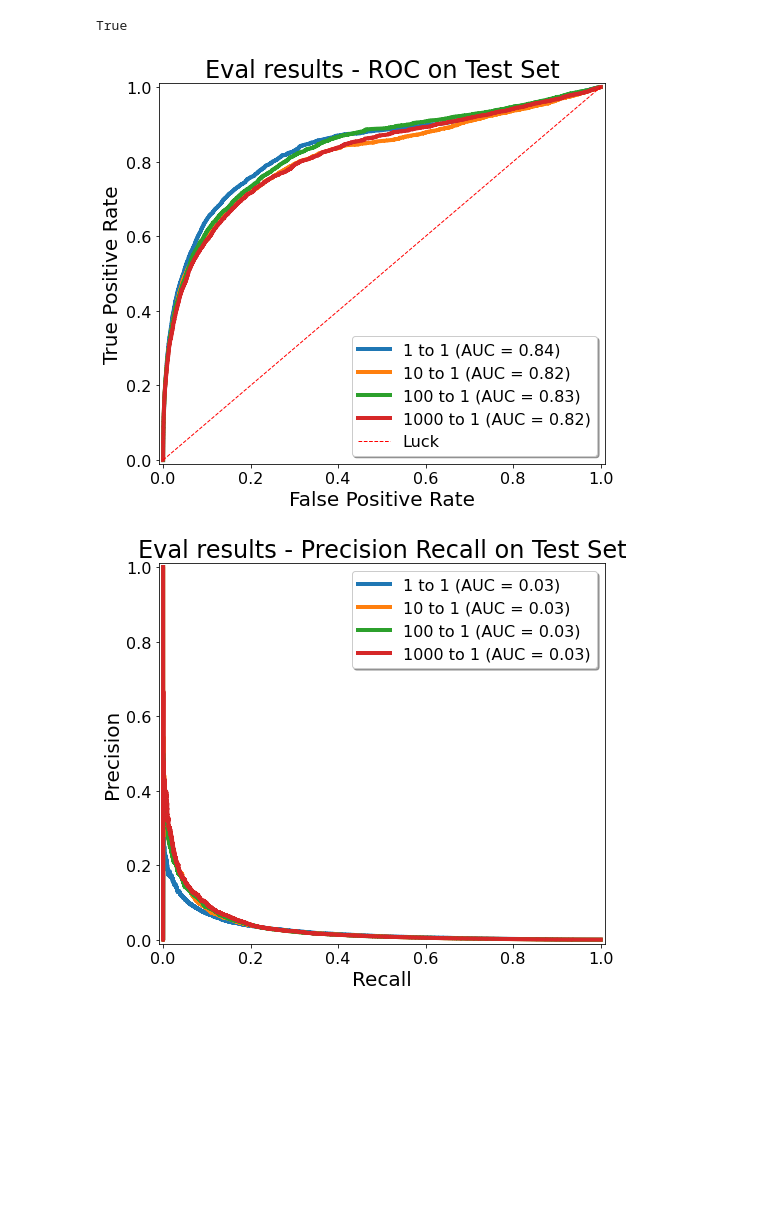
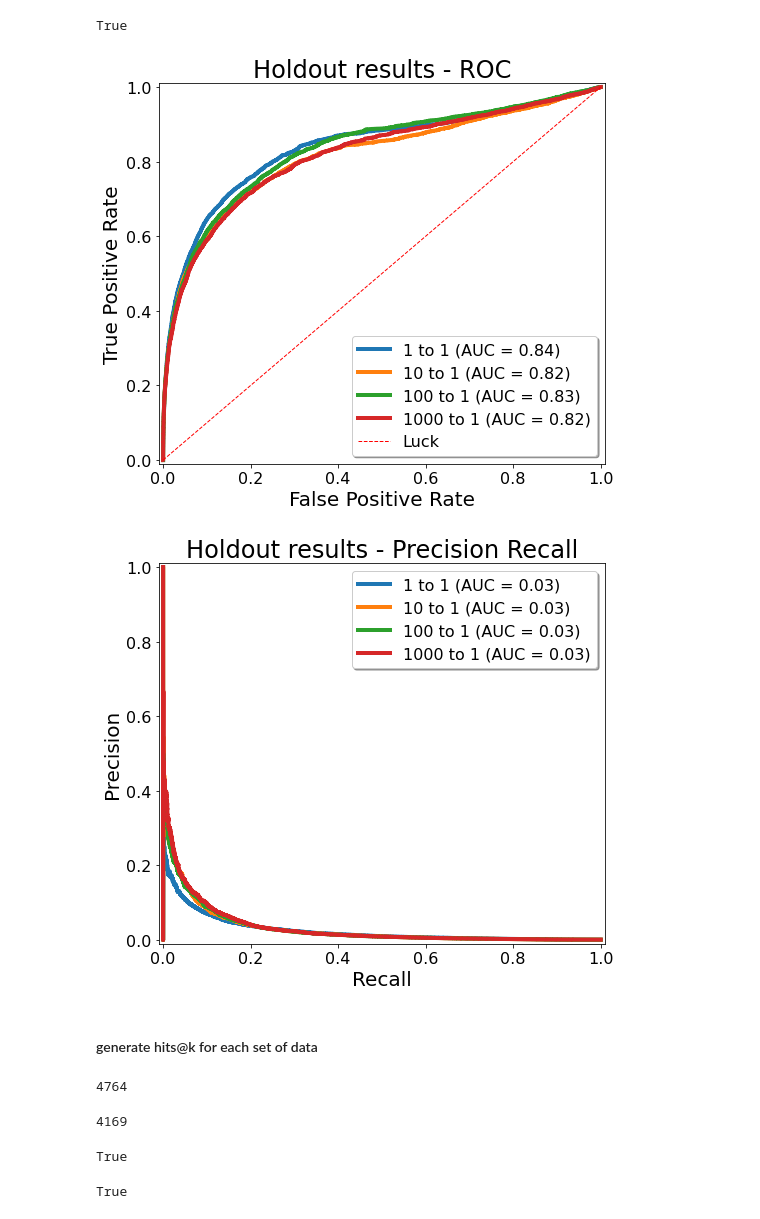
Before and after one commit to SuLab/MechRepoNet, a Jupyter notebook: 1_code/14b_combine_1,10,100,1000to1_plots.ipynb, the cells around one changed output. Saved outputs shown, nothing was run; the diff lists cells and outputs as text; code cells hidden in the pictures; blank space fills up the shorter version.

```diff
--- a/1_code/14b_combine_1,10,100,1000to1_plots.ipynb
+++ b/1_code/14b_combine_1,10,100,1000to1_plots.ipynb
@@ -45,15 +48,37 @@ pt.graph_single_roc(y10, y_proba10, '10 to 1')
 pt.graph_single_roc(y100, y_proba100, '100 to 1')
 pt.graph_single_roc(y1000, y_proba1000, '1000 to 1')
 
-pt.graph_roc_boilerplate('Eval results - ROC on Test Set');
+pt.graph_roc_boilerplate('Holdout results - ROC');
 # %% [output]
-[figure, old version]
+[figure, new version]
 # %%
 pt.graph_single_prc(y1, y_proba1, '1 to 1')
 pt.graph_single_prc(y10, y_proba10, '10 to 1')
 pt.graph_single_prc(y100, y_proba100, '100 to 1')
 pt.graph_single_prc(y1000, y_proba1000, '1000 to 1')
 
-pt.graph_prc_boilerplate('Eval results - Precision Recall on Test Set');
+pt.graph_prc_boilerplate('Holdout results - Precision Recall');
 # %% [output]
-[figure, old version]
+[figure, new version]
+# %% [markdown]
+#### generate hits@k for each set of data
+# %%
+# number of unique drugs
+len(set(pairs0001['chemicalsubstance_id']))
+# %% [output]
+4764
+# %%
+# number of unique diseases
+len(set(pairs0001['disease_id']))
+# %% [output]
+4169
+# %%
+# total df size is the multiplication of unique drug by unique disease
+len(set(pairs0001['chemicalsubstance_id']))*len(set(pairs0001['disease_id']))==pairs0001.shape[0]
+# %% [output]
+True
+# %%
+# check if the count of unique entities is the same
+len(set(pairs0001['chemicalsubstance_id']))==len(set(pairs0010['chemicalsubstance_id']))==len(set(pairs0100['chemicalsubstance_id']))==len(set(pairs1000['chemicalsubstance_id']))
+# %% [output]
+True
```
Also changed, not shown: parts of 25 cells of this notebook.
